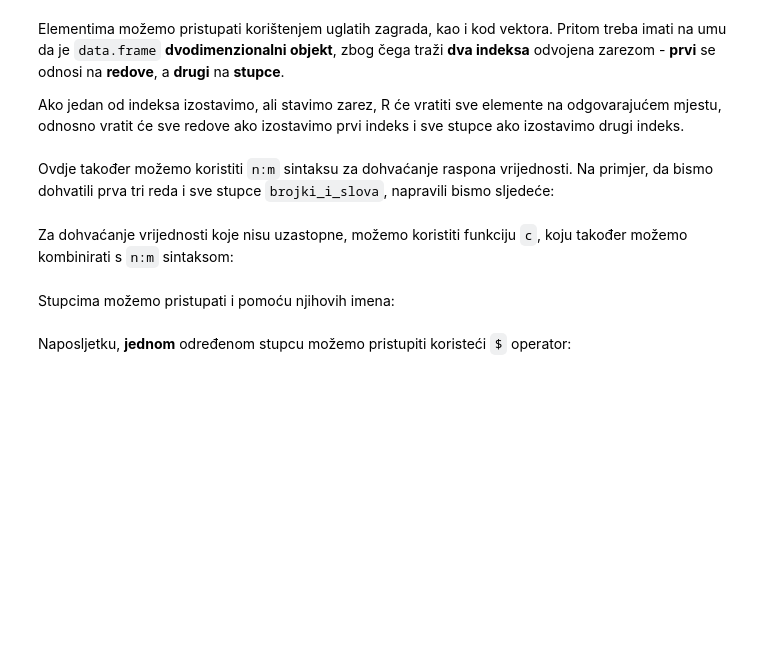
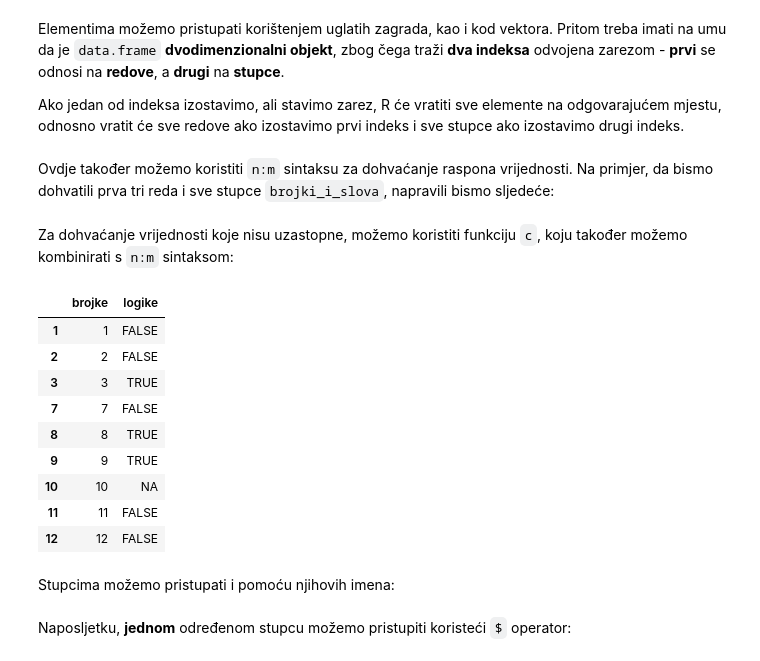
Before and after one commit to vdeni/rdionica, a Jupyter notebook: jupyter-notebook/r_uvod.ipynb, the cells around one changed output. Drawn from its saved outputs; the diff is of its cells as text; code cells hidden in the pictures; blank space fills up the shorter version.

```diff
--- a/jupyter-notebook/r_uvod.ipynb
+++ b/jupyter-notebook/r_uvod.ipynb
@@ -301,7 +318,18 @@ brojke_i_slova[1:3, ]
 Za dohvaćanje vrijednosti koje nisu uzastopne, možemo koristiti funkciju `c`, koju također možemo kombinirati s `n:m` sintaksom:
 # %%
 # prva tri reda i redovi 7 do 12, te stupci 1 i 3
-brojke_i_slova[c(1:3, 7:12), c(1, 3)]
+print(brojke_i_slova[c(1:3, 7:12), c(1, 3)])
+# %% [output]
+|  | brojke | logike |
+| 1 | 1 | FALSE |
+| 2 | 2 | FALSE |
+| 3 | 3 | TRUE |
+| 7 | 7 | FALSE |
+| 8 | 8 | TRUE |
+| 9 | 9 | TRUE |
+| 10 | 10 | NA |
+| 11 | 11 | FALSE |
+| 12 | 12 | FALSE |
 # %% [markdown]
 Stupcima možemo pristupati i pomoću njihovih imena:
 # %%
```
Also changed, not shown: parts of 20 cells of this notebook, 13 other files.
